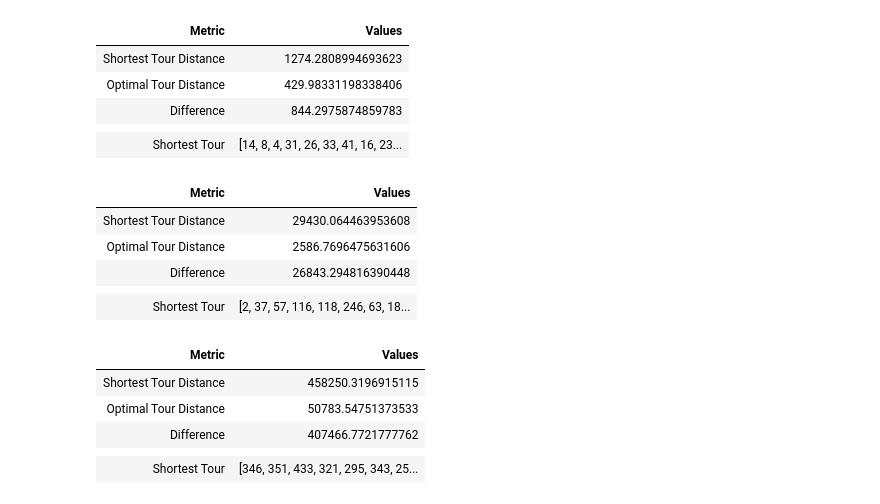
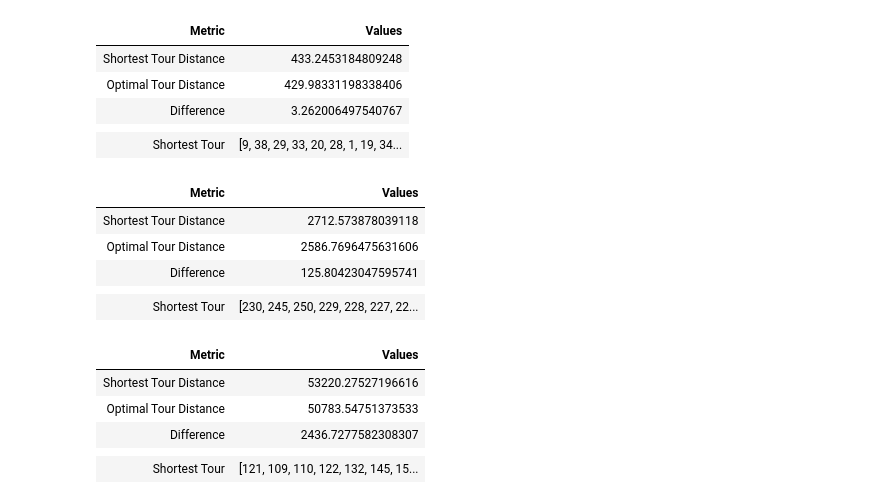
Before and after one commit to 3mmdrew/stochastic_assignment_3, a Jupyter notebook: Assignment 3.ipynb, the cells around one changed output. Cells and saved outputs as stored; diff of their text form; code cells hidden in the pictures.

```diff
--- a/Assignment 3.ipynb
+++ b/Assignment 3.ipynb
@@ -121,54 +121,54 @@ class TravelingSalesmanSolver:
 # %%
 # Instantiate solver with files
 eil51_solver = TravelingSalesmanSolver(eil51,eil51_opt)
 
 # Solve using func default parameters:
 # T0 = 1000,cooling_rate = 0.995, mc_length = 1000, max_iterations = 10000
-opt_tour, opt_distance = eil51_solver.simulated_annealing(max_iterations=200)
+opt_tour, opt_distance = eil51_solver.simulated_annealing(max_iterations=10000)
 
 #Show Final solutions
 display(HTML(eil51_solver.show_results()))
 # %% [output]
 | Metric | Values |
-| Shortest Tour Distance | 1274.2808994693623 |
+| Shortest Tour Distance | 433.2453184809248 |
 | Optimal Tour Distance | 429.98331198338406 |
-| Difference | 844.2975874859783 |
+| Difference | 3.262006497540767 |
 |  |  |
-| Shortest Tour | [14, 8, 4, 31, 26, 33, 41, 16, 23... |
+| Shortest Tour | [9, 38, 29, 33, 20, 28, 1, 19, 34... |
 # %%
 # Read the file, calculate the data of the problem (nodes coordinates and distance matrix)
 a280_solver = TravelingSalesmanSolver(a280,a280_opt)
 
 # Solve using func default parameters except:
 # cooling_rate = 0.9993, mc_length = 500, and max_iterations = 10000
-opt_tour, opt_distance = a280_solver.simulated_annealing(cooling_rate=0.9993,mc_length=500,max_iterations=200)
+opt_tour, opt_distance = a280_solver.simulated_annealing(cooling_rate=0.9993,mc_length=500,max_iterations=10000)
 
 #Show Final solutions
 a280_solver.show_results()
 # %% [output]
 | Metric | Values |
-| Shortest Tour Distance | 29430.064463953608 |
+| Shortest Tour Distance | 2712.573878039118 |
 | Optimal Tour Distance | 2586.7696475631606 |
-| Difference | 26843.294816390448 |
+| Difference | 125.80423047595741 |
 |  |  |
-| Shortest Tour | [2, 37, 57, 116, 118, 246, 63, 18... |
+| Shortest Tour | [230, 245, 250, 229, 228, 227, 22... |
 # %%
 # Read the file, calculate the data of the problem (nodes coordinates and distance matrix)
 pcb442_solver = TravelingSalesmanSolver(pcb442,pcb442_opt)
 
 # Solve using func default parameters except:
 # cooling_rate = 0.9993, mc_length = 500, and max_iterations = 10000
-opt_tour, opt_distance = pcb442_solver.simulated_annealing(cooling_rate=0.9993,mc_length=500,max_iterations=200)
+opt_tour, opt_distance = pcb442_solver.simulated_annealing(cooling_rate=0.9993,mc_length=500,max_iterations=10000)
 
 #Show Final solutions
 pcb442_solver.show_results()
 # %% [output]
 | Metric | Values |
-| Shortest Tour Distance | 458250.3196915115 |
+| Shortest Tour Distance | 53220.27527196616 |
 | Optimal Tour Distance | 50783.54751373533 |
-| Difference | 407466.7721777762 |
+| Difference | 2436.7277582308307 |
 |  |  |
-| Shortest Tour | [346, 351, 433, 321, 295, 343, 25... |
+| Shortest Tour | [121, 109, 110, 122, 132, 145, 15... |
 # %%
 def convergence_rate(convergence_path, optimal_distance):
     # Calculate the differences from optimal distance
```
Also changed, not shown: parts of 2 cells of this notebook.
